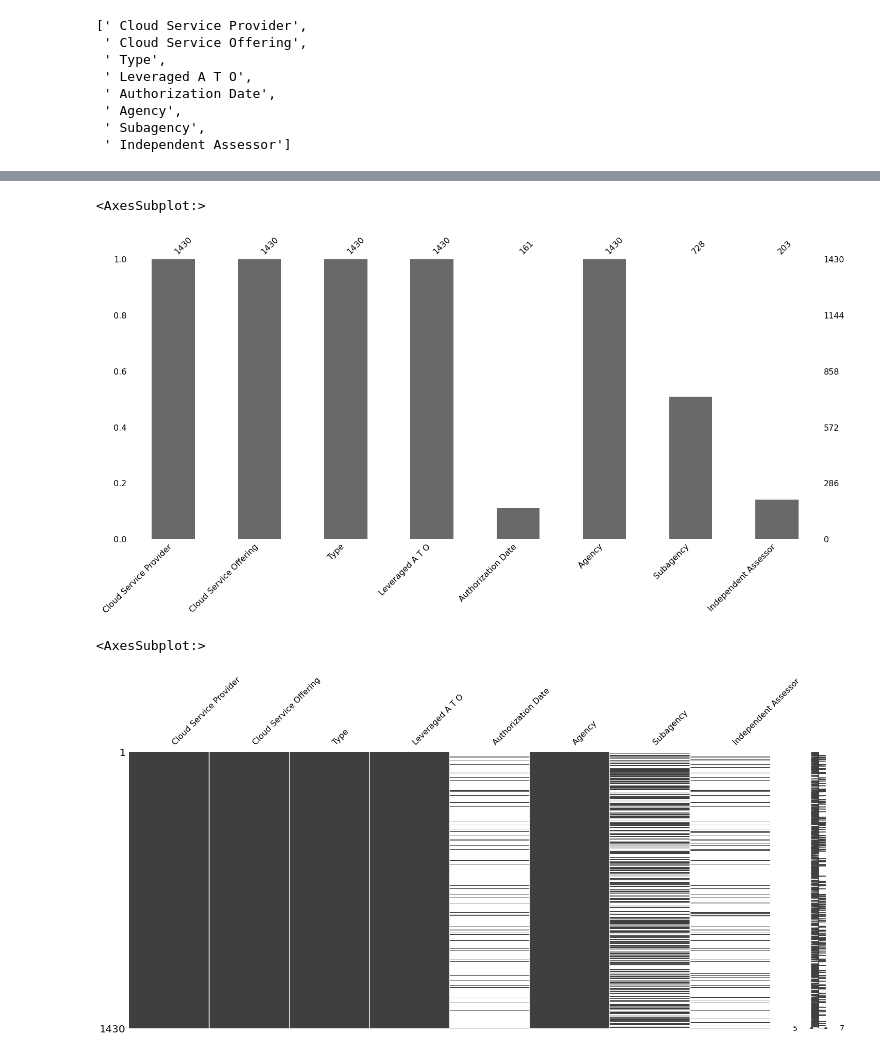
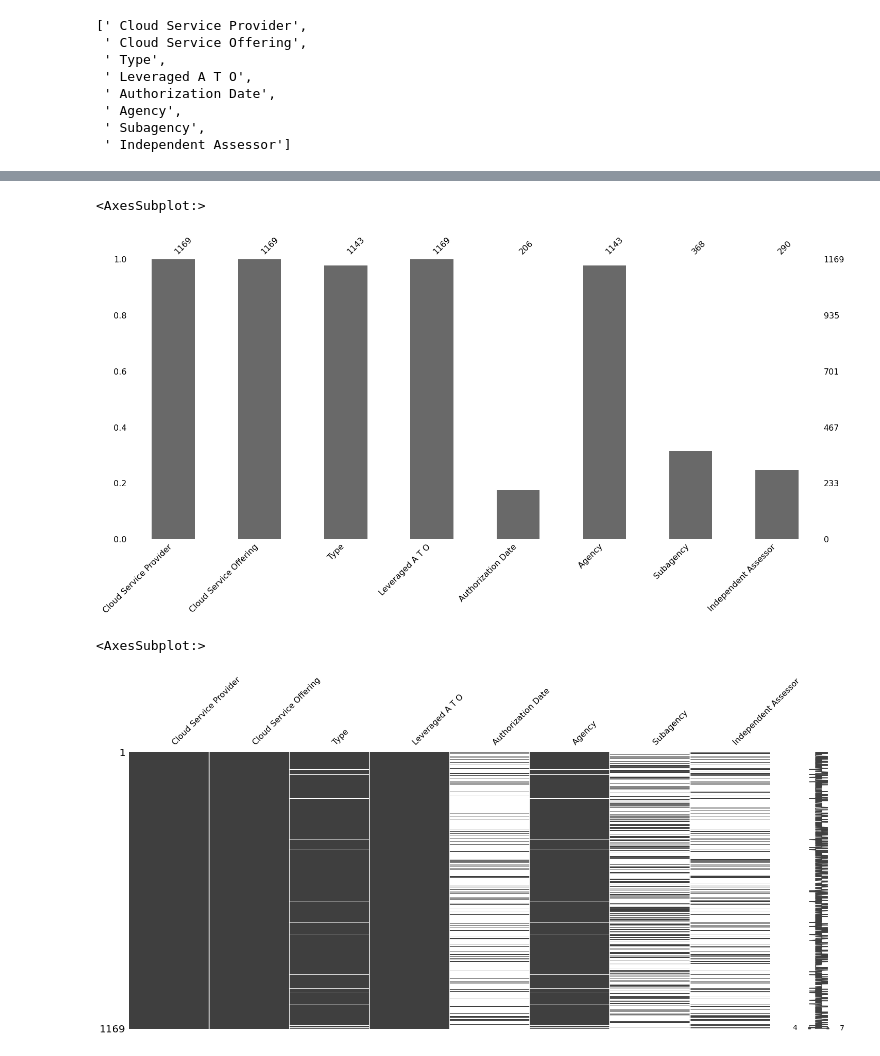
Before and after one commit to Wildertrek/AI_CMM, a Jupyter notebook: AI_CMM.ipynb, the cells around one changed output, grey strips where cells are left out. Cells and saved outputs as stored; diff of their text form; code cells hidden in the pictures.

```diff
--- a/AI_CMM.ipynb
+++ b/AI_CMM.ipynb
@@ -309,7 +313,7 @@ aws_df.groupby(['Type']).count()
 | Security, Identity & Compliance | 18 | 18 | 11 | 8 | 12 | ... |
 | Storage | 10 | 10 | 4 | 5 | 5 | ... |
 # %%
-fedramp_df = pd.read_csv('data/fedramp-2020-09-29.csv')
+fedramp_df = pd.read_csv('data/fedramp-2020-11-23.csv')
 # %%
 fedramp_df
 # %% [output]
@@ -376,15 +380,15 @@ import missingno as msno
 %matplotlib inline
 #msno.heatmap(fedramp_df)
 # %%
-msno.bar(fedramp_df.sample(1430))
+msno.bar(fedramp_df.sample(1169))
 # %% [output]
 <AxesSubplot:>
-[figure, old version]
+[figure, new version]
 # %%
-msno.matrix(fedramp_df.sample(1430))
+msno.matrix(fedramp_df.sample(1169))
 # %% [output]
 <AxesSubplot:>
-[figure, old version]
+[figure, new version]
 # %%
 msno.dendrogram(fedramp_df)
 # %% [output]
```
Also changed, not shown: parts of 24 cells of this notebook, 9 other files.
